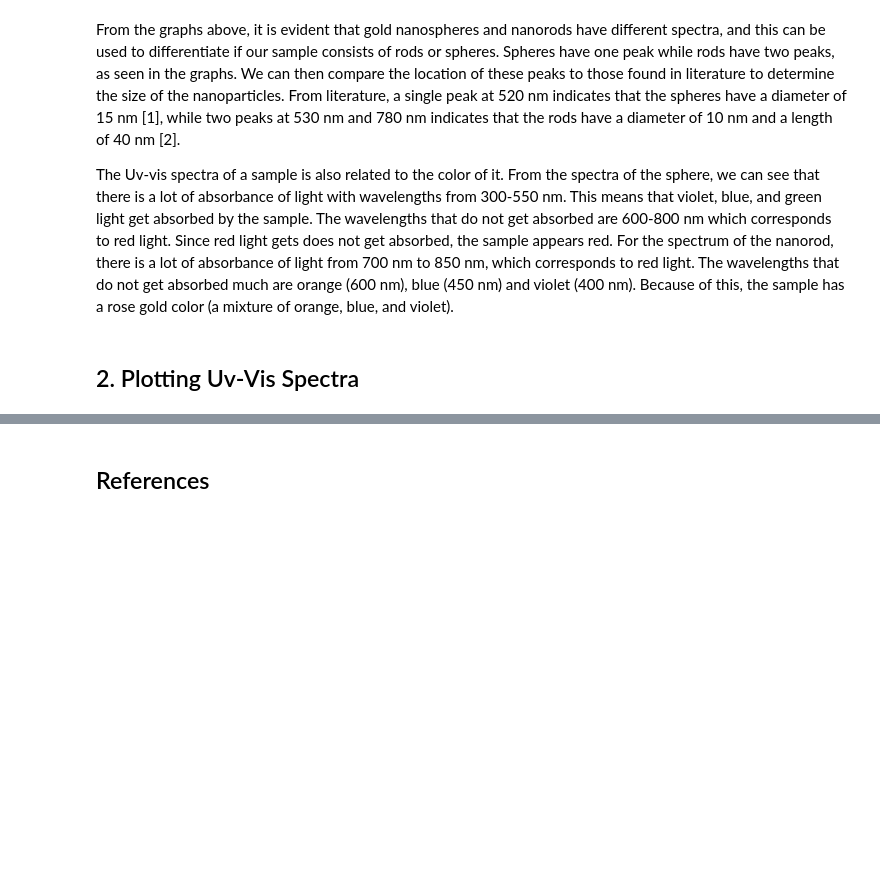
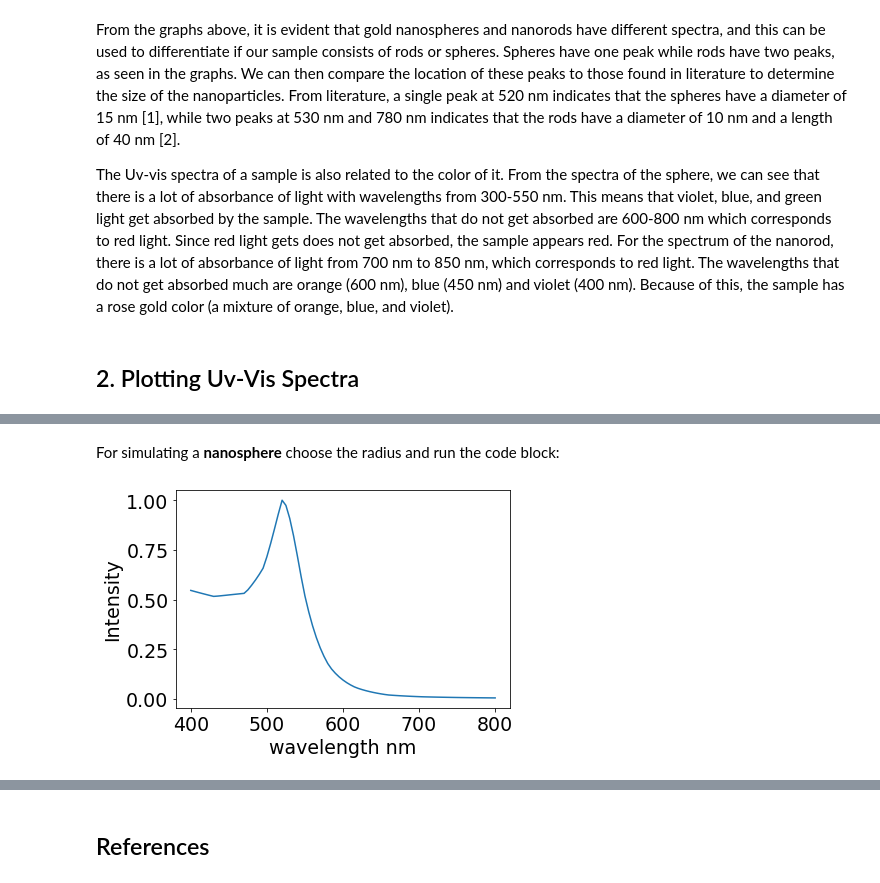
Before and after one commit to pozzo-research-group/OT2-Course-MSE, a Jupyter notebook: 3.Characterize_Samples/Gold Nanoparticle Characterization.ipynb, the cells around one changed output, grey strips where cells are left out. Cells and saved outputs as stored; diff of their text form; code cells hidden in the pictures; blank space fills up the shorter version.

Commit message:
add uv vis simulations

```diff
--- a/3.Characterize_Samples/Gold Nanoparticle Characterization.ipynb
+++ b/3.Characterize_Samples/Gold Nanoparticle Characterization.ipynb
@@ -42,0 +50,42 @@ plot.plot_all_spectra(option = 1)
+# %%
+import matplotlib.pyplot as plt
+import matplotlib
+import numpy as np
+from pyGDM2 import  (structures, materials, core,
+                    linear, fields, propagators,
+                    tools)
+matplotlib.rcParams.update({'font.size': 19})
+# %%
+def get_spectrum(geometry, step):
+    material = materials.gold()
+    struct = structures.struct(step, geometry, material, verbose=False)
+    field_generator = fields.plane_wave
+    wavelengths = np.linspace(400, 800, 81)
+    kwargs = dict(theta=0, inc_angle=180)
+    efield = fields.efield(field_generator,
+                   wavelengths=wavelengths, kwargs=kwargs)
+    dyads = propagators.DyadsQuasistatic123(n1 = 1.33, n2 = 1.33, n3 = 1.33)
+    sim = core.simulation(struct, efield, dyads)
+    sim.scatter(verbose=False)
+    field_kwargs = tools.get_possible_field_params_spectra(sim)
+    config_idx = 0
+    wl, spectrum = tools.calculate_spectrum(sim,
+                        field_kwargs[config_idx], linear.extinct)
+    abs_ = spectrum.T[2]/np.max(spectrum.T[2])
+    return abs_, geometry
+
+def simulate(geometry, step):
+    I, g = get_spectrum(geometry, step)
+    wavelength = np.linspace(400,800,81)
+    plt.plot(wavelength, I)
+    plt.xlabel('wavelength nm')
+    plt.ylabel('Intensity')
+# %% [markdown]
+For simulating a **nanosphere** choose the radius and run the code block:
+# %%
+Radius = 5 #nm
+step = 10
+geometry = structures.sphere(step, R=Radius/step, mesh='cube')
+simulate(geometry, step)
+# %% [output]
+[figure, added]
```
Also changed, not shown: parts of 7 cells of this notebook, 1 other file.
